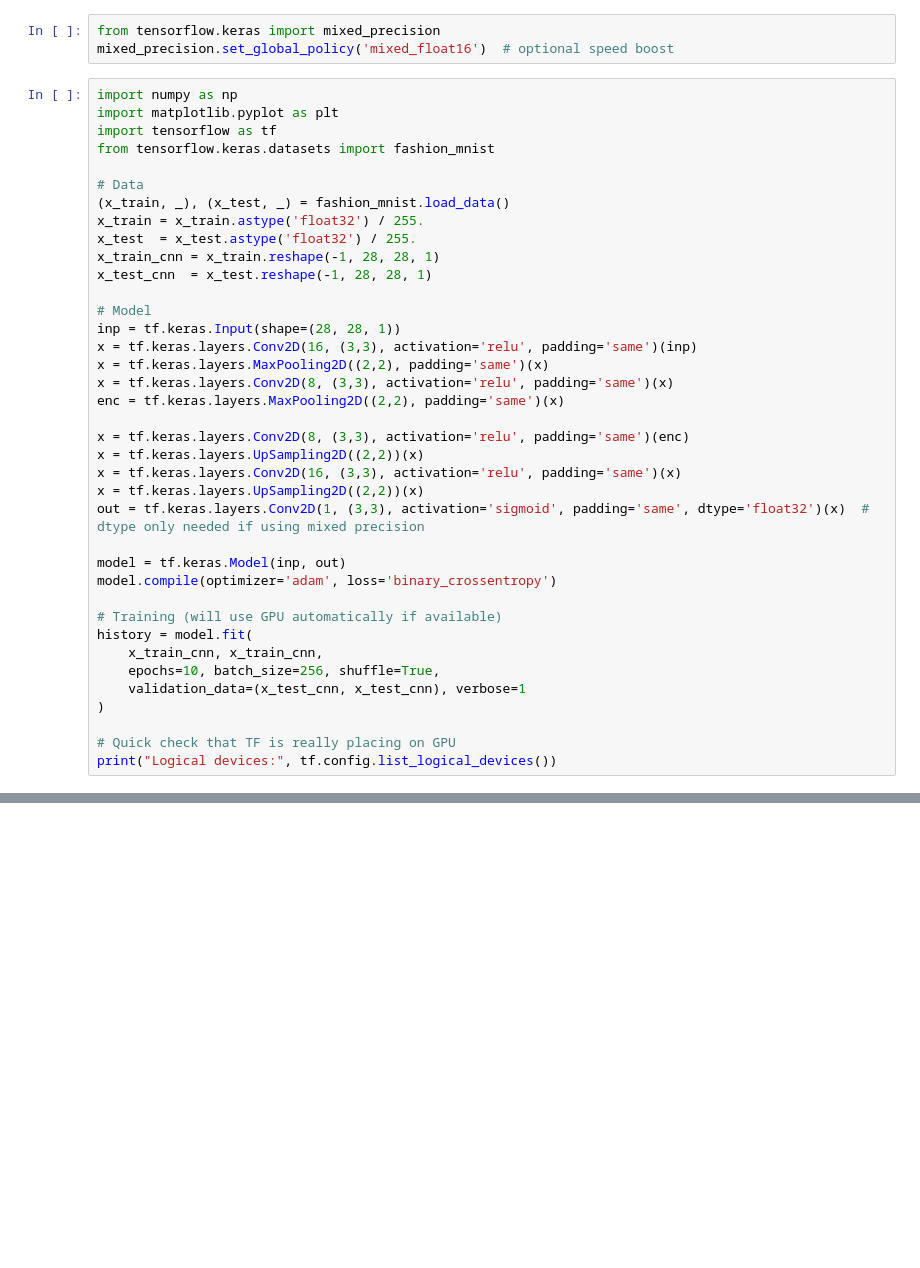
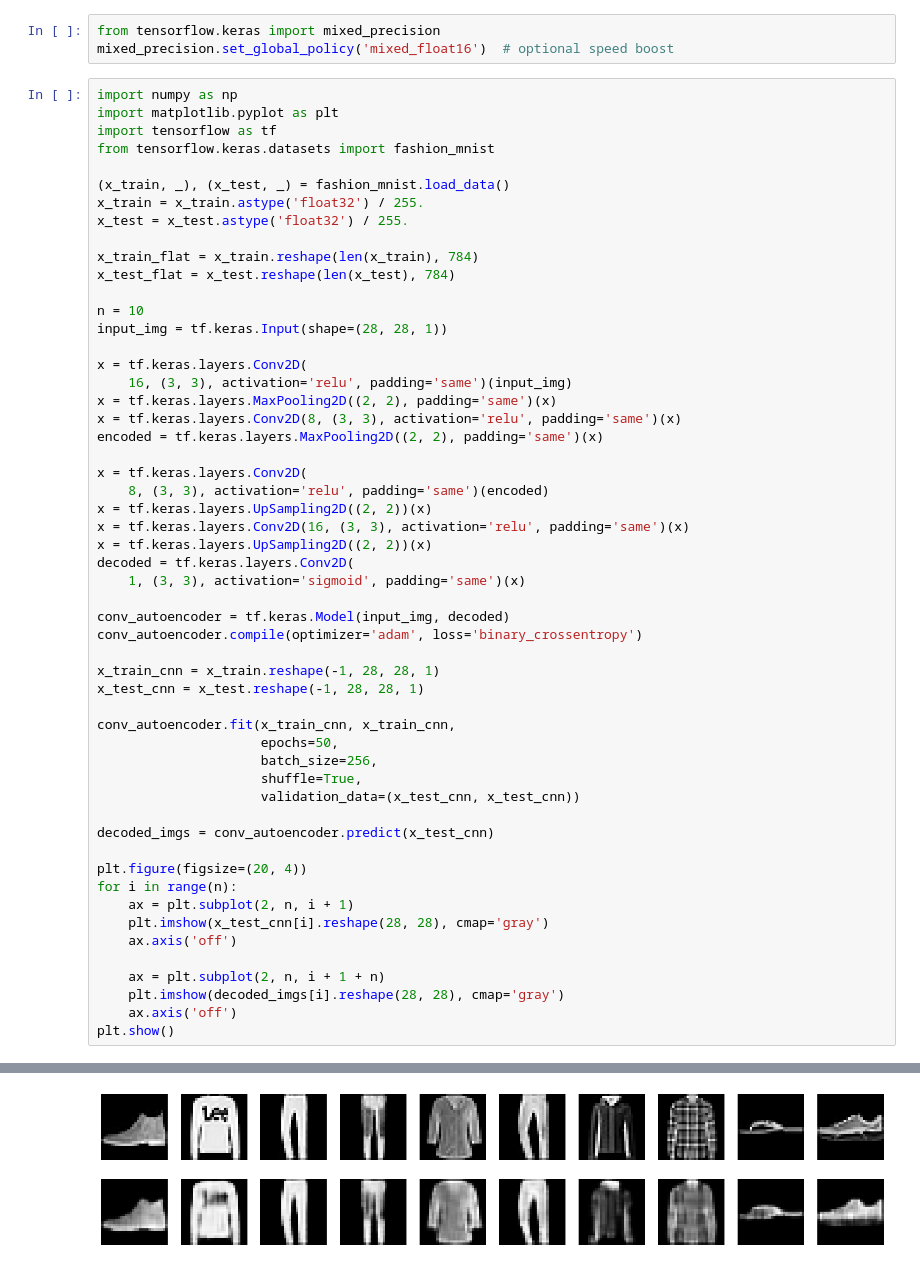
Before and after one commit to mobinapourmoshir/Functional-Deep-Learning, a Jupyter notebook: Convolutional_Autoencoder_With_GPU.ipynb, the cells around one changed output, grey strips where cells are left out. Drawn from its saved outputs; the diff is of its cells as text; blank space fills up the shorter version.

```diff
--- a/Convolutional_Autoencoder_With_GPU.ipynb
+++ b/Convolutional_Autoencoder_With_GPU.ipynb
@@ -52,36 +52,52 @@ import matplotlib.pyplot as plt
 import tensorflow as tf
 from tensorflow.keras.datasets import fashion_mnist
 
-# Data
 (x_train, _), (x_test, _) = fashion_mnist.load_data()
 x_train = x_train.astype('float32') / 255.
-x_test  = x_test.astype('float32') / 255.
+x_test = x_test.astype('float32') / 255.
+
+x_train_flat = x_train.reshape(len(x_train), 784)
+x_test_flat = x_test.reshape(len(x_test), 784)
+
+n = 10
+input_img = tf.keras.Input(shape=(28, 28, 1))
+
+x = tf.keras.layers.Conv2D(
+    16, (3, 3), activation='relu', padding='same')(input_img)
+x = tf.keras.layers.MaxPooling2D((2, 2), padding='same')(x)
+x = tf.keras.layers.Conv2D(8, (3, 3), activation='relu', padding='same')(x)
+encoded = tf.keras.layers.MaxPooling2D((2, 2), padding='same')(x)
+
+x = tf.keras.layers.Conv2D(
+    8, (3, 3), activation='relu', padding='same')(encoded)
+x = tf.keras.layers.UpSampling2D((2, 2))(x)
+x = tf.keras.layers.Conv2D(16, (3, 3), activation='relu', padding='same')(x)
+x = tf.keras.layers.UpSampling2D((2, 2))(x)
+decoded = tf.keras.layers.Conv2D(
+    1, (3, 3), activation='sigmoid', padding='same')(x)
+
+conv_autoencoder = tf.keras.Model(input_img, decoded)
+conv_autoencoder.compile(optimizer='adam', loss='binary_crossentropy')
+
 x_train_cnn = x_train.reshape(-1, 28, 28, 1)
-x_test_cnn  = x_test.reshape(-1, 28, 28, 1)
+x_test_cnn = x_test.reshape(-1, 28, 28, 1)
 
-# Model
-inp = tf.keras.Input(shape=(28, 28, 1))
-x = tf.keras.layers.Conv2D(16, (3,3), activation='relu', padding='same')(inp)
-x = tf.keras.layers.MaxPooling2D((2,2), padding='same')(x)
-x = tf.keras.layers.Conv2D(8, (3,3), activation='relu', padding='same')(x)
-enc = tf.keras.layers.MaxPooling2D((2,2), padding='same')(x)
+conv_autoencoder.fit(x_train_cnn, x_train_cnn,
+                     epochs=50,
+                     batch_size=256,
+                     shuffle=True,
+                     validation_data=(x_test_cnn, x_test_cnn))
 
-x = tf.keras.layers.Conv2D(8, (3,3), activation='relu', padding='same')(enc)
-x = tf.keras.layers.UpSampling2D((2,2))(x)
-x = tf.keras.layers.Conv2D(16, (3,3), activation='relu', padding='same')(x)
-x = tf.keras.layers.UpSampling2D((2,2))(x)
-out = tf.keras.layers.Conv2D(1, (3,3), activation='sigmoid', padding='same', dtype='float32')(x)  # dtype only needed if using mixed precision
+decoded_imgs = conv_autoencoder.predict(x_test_cnn)
 
-model = tf.keras.Model(inp, out)
-model.compile(optimizer='adam', loss='binary_crossentropy')
+plt.figure(figsize=(20, 4))
+for i in range(n):
+    ax = plt.subplot(2, n, i + 1)
+    plt.imshow(x_test_cnn[i].reshape(28, 28), cmap='gray')
+    ax.axis('off')
 
-# Training (will use GPU automatically if available)
-history = model.fit(
-    x_train_cnn, x_train_cnn,
-    epochs=10, batch_size=256, shuffle=True,
-    validation_data=(x_test_cnn, x_test_cnn), verbose=1
-)
-
-# Quick check that TF is really placing on GPU
-print("Logical devices:", tf.config.list_logical_devices())
+    ax = plt.subplot(2, n, i + 1 + n)
+    plt.imshow(decoded_imgs[i].reshape(28, 28), cmap='gray')
+    ax.axis('off')
+plt.show()
 # %% [output]
@@ -104,0 +121 @@ Logical devices: [LogicalDevice(name='/device:CPU:0', device_type='CPU'), Logica
+[figure, added]
```
Also changed, not shown: parts of 1 cell of this notebook.
